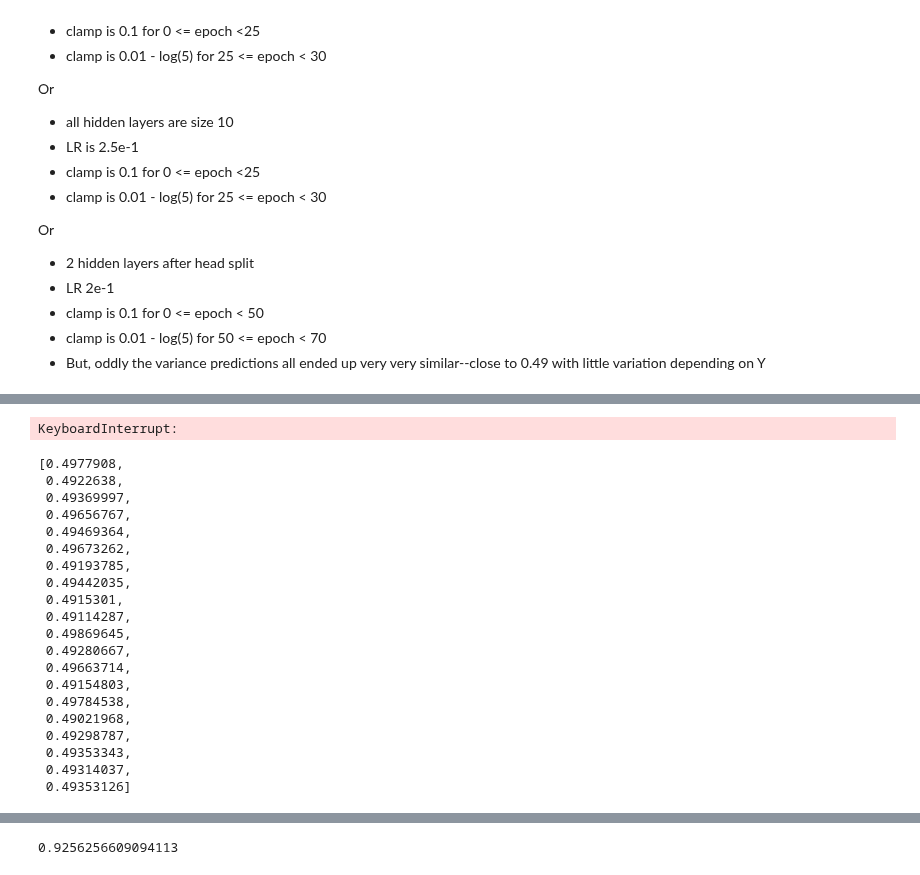
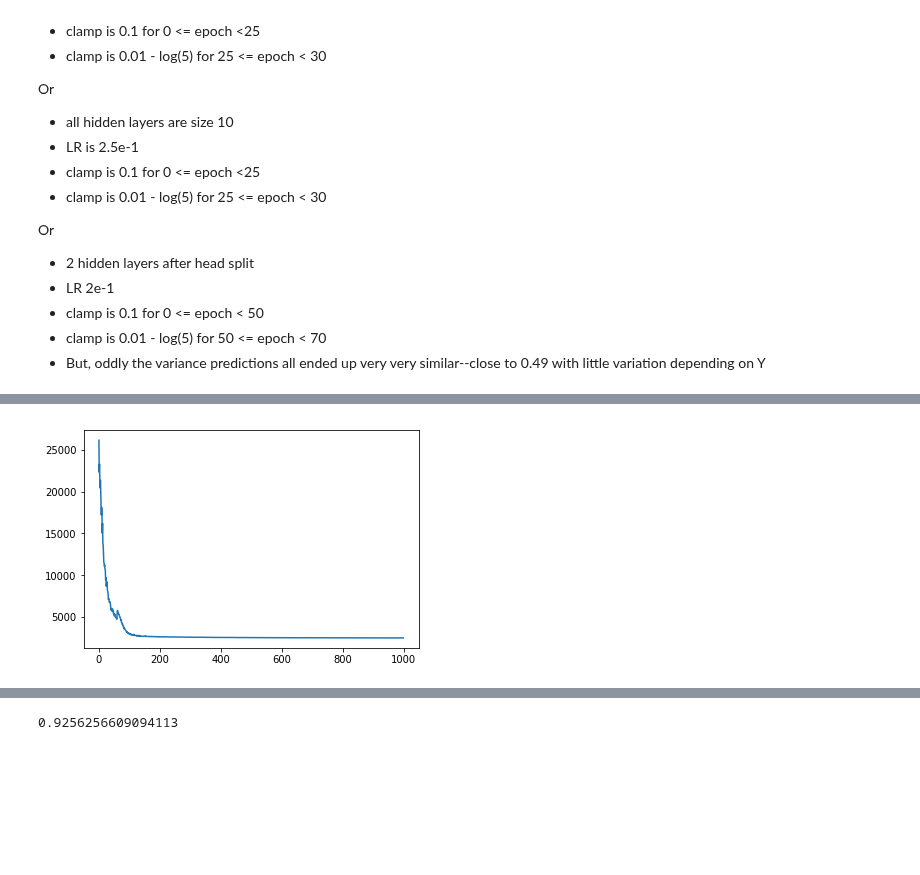
Before and after one commit to Emerson-Wenzel/BDL_final_project, a Jupyter notebook: Baysian_Logistic_regression_daniel.ipynb, the cells around one changed output, grey strips where cells are left out. Saved outputs shown, nothing was run; the diff lists cells and outputs as text; code cells hidden in the pictures; blank space fills up the shorter version.

```diff
--- a/Baysian_Logistic_regression_daniel.ipynb
+++ b/Baysian_Logistic_regression_daniel.ipynb
@@ -389,6 +268,12 @@ Or
 # %%
 # bnn = BNNBayesbyBackprop(prior_mu=0, prior_s=0.8, num_MC_samples=30, linear_regression=True, preset=False, classification=False)
 # bnn = BNNBayesbyBackprop(prior_mu=0.0, prior_s=1.0, num_MC_samples=100, linear_regression=False, preset=False, classification=False)
-bnn = BNNBayesbyBackprop(prior_mu=0.0, prior_s=1.0, num_MC_samples=100, linear_regression=False, preset=False, classification=True)
-bnn.fit(X_train, y_train, plot=True, n_epochs=700, learning_rate=1e-1, batch_size=1000)
+# bnn = BNNBayesbyBackprop(input_dim=2, core_hidden_layers=[250, 250], mu_hidden_layers=[250], log_s_hidden_layers=[250, 250],
+#                          prior_mu=0.0, prior_s=1.0, num_MC_samples=100, classification=True)
+
+bnn = BNNBayesbyBackprop(input_dim=2, core_hidden_layers=[32768]*3, mu_hidden_layers=[32768]*5,
+                         log_s_hidden_layers=[32768]*5,
+                         prior_mu=0.0, prior_s=1.0, num_MC_samples=80, classification=True)
+
+bnn.fit(X_train, y_train, plot=True, n_epochs=1000, learning_rate=5e-3, batch_size=3000)
 # %% [output]
@@ -401,42 +297 @@ Epoch:  5       Loss:  19130.773        acc:  0.082
-KeyboardInterrupt:
+[figure, added]
-# %%
-# df = pd.read_csv("logging.csv")
-# df
-# X_train[X_train[:,1] <= -9]
-# X_train.dtype == torch.float32
-# isinstance(X_train, np.ndarray)
-# type(X_train)
-
-# torch.tensor(X_train[X_train[:,1] <= -9], dtype=torch.float).dtype
-
-std_preds = []
-# preds = bnn.model(X_train[X_train[:,1] <= -9])
-for i in range(-10, 10):
-    preds = bnn.model(X_train[(X_train[:,1] >= i) & (X_train[:,1] < i + 1)])
-    std_preds.append(np.mean(torch.exp(preds[:, 1]).detach().numpy()))
-
-std_preds
-
-
-# preds = bnn.model(X_train[(X_train[:,1] >= 0) & (X_train[:,1] < 1)])
-# %% [output]
-[0.4977908,
- 0.4922638,
- 0.49369997,
- 0.49656767,
- 0.49469364,
- 0.49673262,
- 0.49193785,
- 0.49442035,
- 0.4915301,
- 0.49114287,
- 0.49869645,
- 0.49280667,
- 0.49663714,
- 0.49154803,
- 0.49784538,
- 0.49021968,
- 0.49298787,
- 0.49353343,
- 0.49314037,
- 0.49353126]
```
Also changed, not shown: parts of 12 cells of this notebook, 1 other file.
